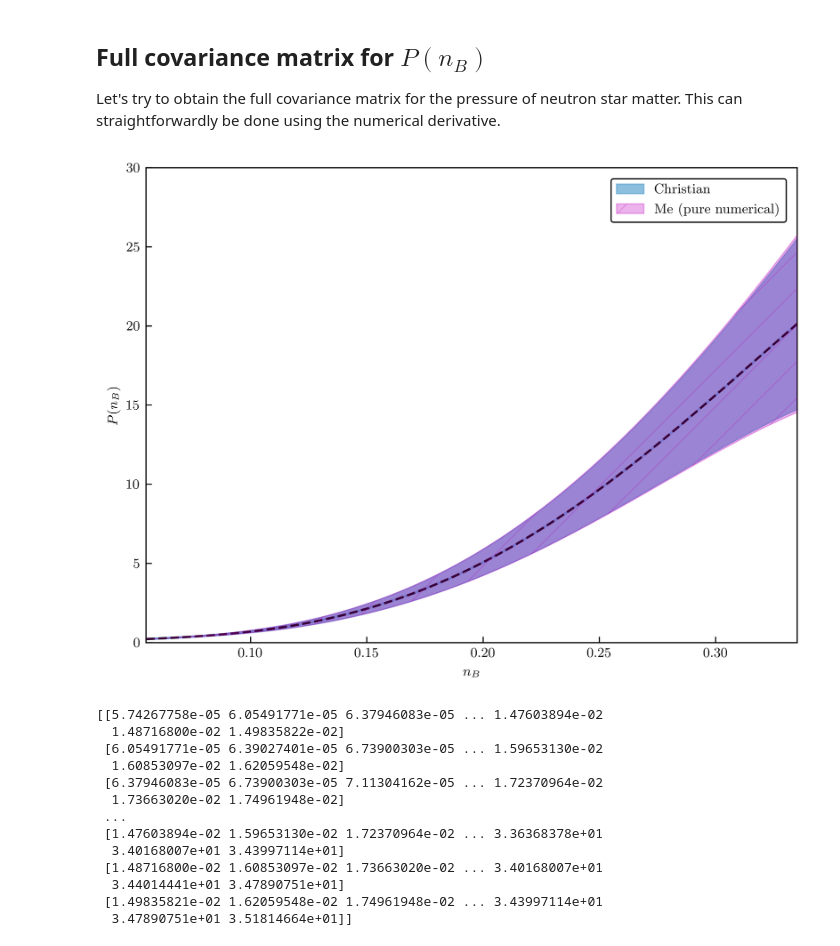
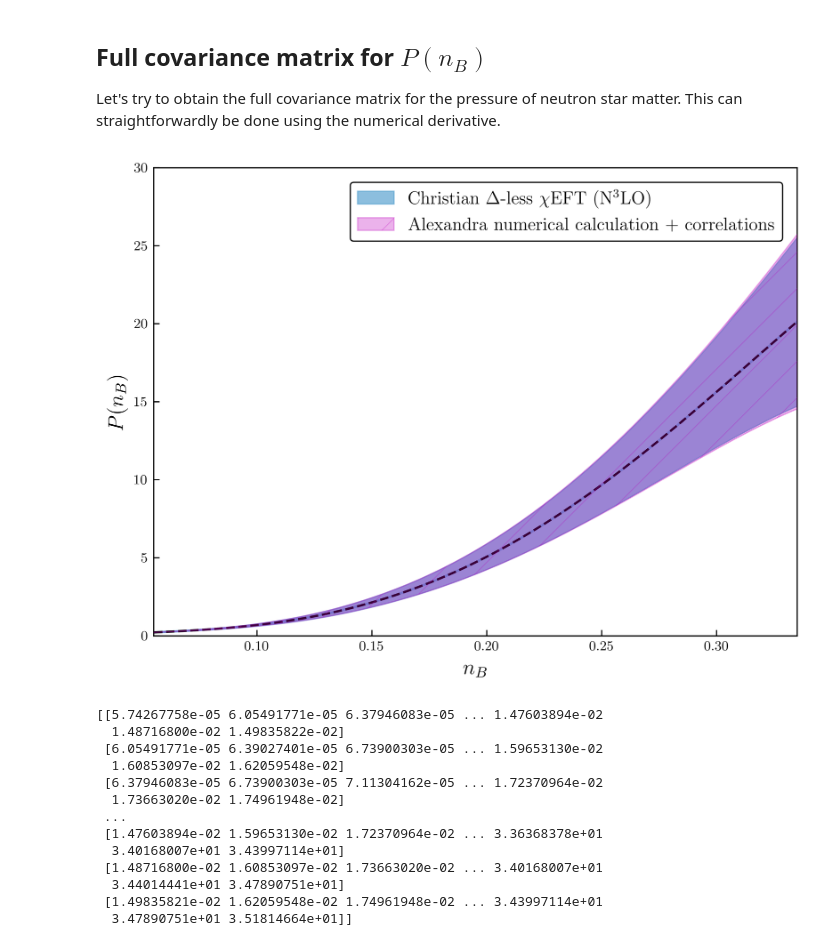
Before and after one commit to asemposki/neutron-rich-bmm, a Jupyter notebook: notebooks/NSM_EOS_ChEFT.ipynb, the cells around one changed output. Drawn from its saved outputs; the diff is of its cells as text; code cells hidden in the pictures.

```diff
--- a/notebooks/NSM_EOS_ChEFT.ipynb
+++ b/notebooks/NSM_EOS_ChEFT.ipynb
@@ -1140,22 +1140,23 @@ std_nsm_numerical = np.sqrt(np.diag(p_nsm_cov_numerical))
 # %%
 # plot the results
 fig = plt.figure(dpi=600)
 plt.plot(n3lo_nsm_mean[:,2], n3lo_nsm_mean[:,0], color=colors[2])
 plt.fill_between(n3lo_nsm_mean[:,2], n3lo_nsm_lower[:,0], n3lo_nsm_upper[:,0], alpha=0.7, color=colors[2], \
-                label=r'Christian')
+                label=r'Christian $\Delta$-less $\chi$EFT (N$^{3}$LO)')
 plt.plot(density_all, p_NSM_N3LO, 'k', linestyle='dashed')
 plt.fill_between(density_all, p_NSM_N3LO-(std_nsm_numerical), p_NSM_N3LO+(std_nsm_numerical), \
-                 alpha=0.3, color='m', zorder=10, label=r'Me (pure numerical)', hatch='/')
-plt.xlabel(r'$n_{B}$')
-plt.ylabel(r'$P(n_{B})$')
+                 alpha=0.3, color='m', zorder=10, label=r'Alexandra numerical calculation + correlations', hatch='/')
+plt.xlabel(r'$n_{B}$', fontsize=14)
+plt.ylabel(r'$P(n_{B})$', fontsize=14)
 plt.ylim(0.0, 30.0)
 #plt.ylim(-5.0,5.0)
 #plt.xlim(0.0, 0.05)
 plt.xlim(min(n3lo_nsm_mean[:,2]), max(n3lo_nsm_mean[:,2]))
-plt.legend()
+plt.legend(fontsize=12)
+plt.savefig('comparison_chieft_nsm.png')
 plt.show()
 # %% [output]
-[figure, old version]
+[figure, new version]
 # %%
 # check the actual covariance matrix
 print(p_nsm_cov_numerical)
```
Also changed, not shown: parts of 2 cells of this notebook, 1 other file.
